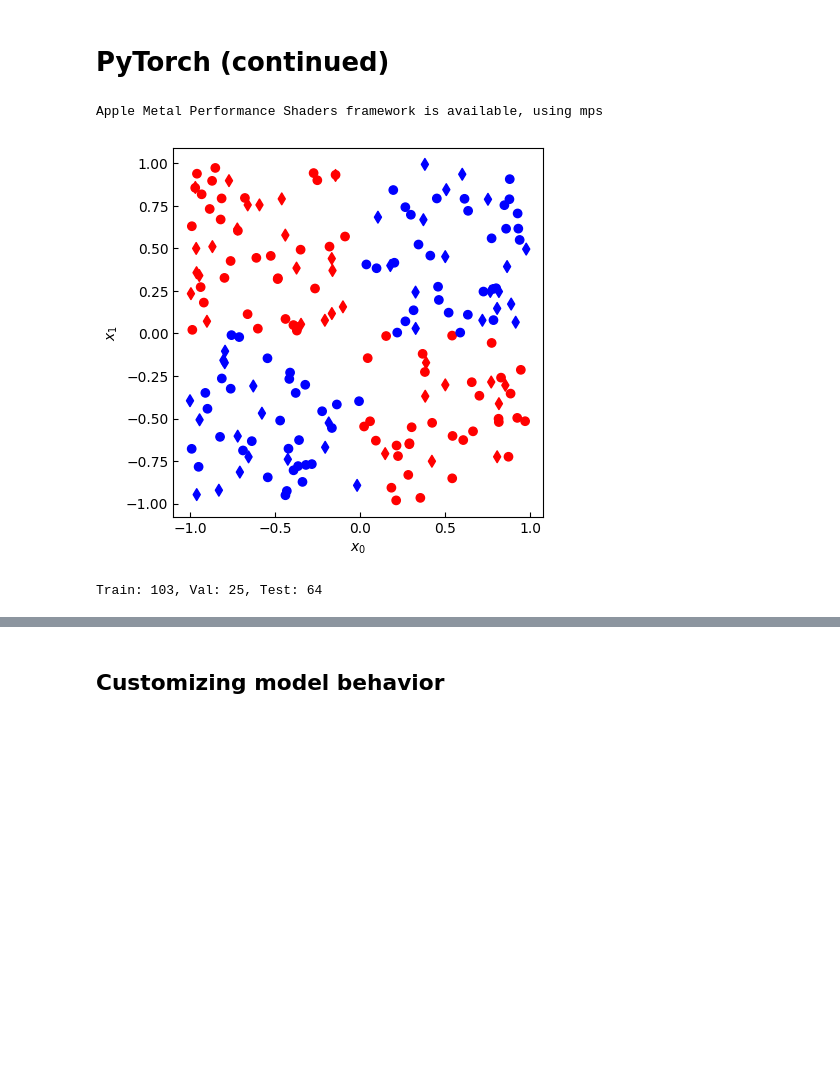
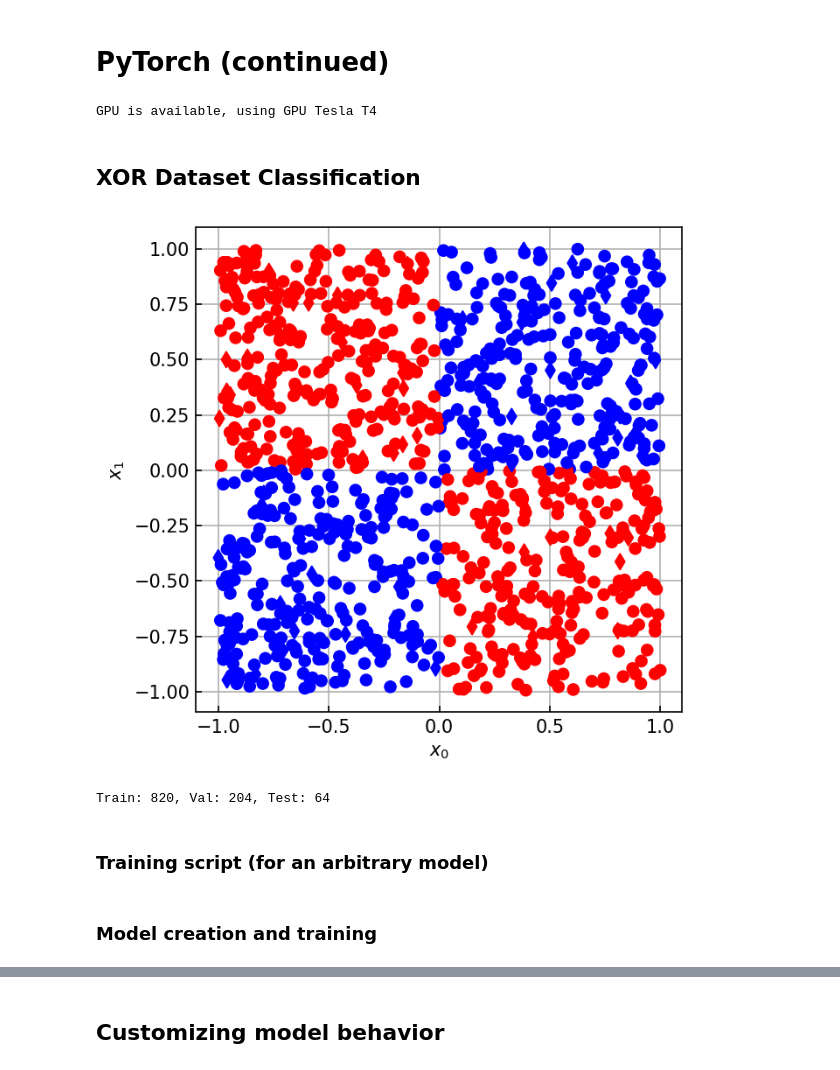
Before and after one commit to colen-teaching/DATA442-Fall-2026, a Jupyter notebook: notebooks/08.1_PyTorch_NNs.ipynb, the cells around one changed output, grey strips where cells are left out. Drawn from its saved outputs; the diff is of its cells as text; code cells hidden in the pictures; blank space fills up the shorter version.

```diff
--- a/notebooks/08.1_PyTorch_NNs.ipynb
+++ b/notebooks/08.1_PyTorch_NNs.ipynb
@@ -2,47 +2,49 @@
 # PyTorch (continued)
 # %%
 %matplotlib inline
-import torch
 import numpy as np
 import matplotlib.pyplot as plt
+import seaborn as sns
+import pandas as pd
 plt.rcParams['xtick.direction'] = 'in'
 plt.rcParams['ytick.direction'] = 'in'
-
-# Check available hardware
-if torch.cuda.is_available():
-    device = torch.device('cuda')
-    print(f'GPU is available, using {device}')
-elif torch.mps.is_available():
-    device = torch.device('mps')
-    print(f'Apple Metal Performance Shaders framework is available, using {device}')
-else:
-    device = torch.device('cpu')
-    print(f'Hardware acceleration not available, using {device}')
+plt.rcParams['axes.grid'] = True
+plt.rcParams['axes.axisbelow'] = True
+plt.rcParams['figure.dpi'] = 150
-# %% [output]
-Apple Metal Performance Shaders framework is available, using mps
+# %%
+# Check available hardware
+import torch
+if torch.cuda.is_available():
+    print(f'GPU is available, using GPU {torch.cuda.get_device_name(0)}')
+    device = torch.device('cuda')
+elif torch.mps.is_available():
+    print(f'Apple Metal Performance Shaders framework is available, using {torch.device("mps")}')
+    device = torch.device('mps')
+else:
+    print(f'Hardware acceleration not available, using CPU')
+    device = torch.device('cpu')
+# %% [output]
+GPU is available, using GPU Tesla T4
+# %% [markdown]
+## XOR Dataset Classification
 # %%
-%matplotlib inline
-import numpy as np
-import matplotlib.pyplot as plt
-plt.rcParams['xtick.direction'] = 'in'
-plt.rcParams['ytick.direction'] = 'in'
-
 def make_xor_dataset(N=100, random_seed=42):
     np.random.seed(random_seed)
-    X = 2 * np.random.uniform(size=(N, 2)).astype(np.float32) - 1
+    X = np.random.uniform(size=(N, 2)).astype(np.float32)
+    X = 2 * X - 1.
     y = np.logical_xor(X[:, 0] > 0, X[:, 1] > 0)
     y = np.where(y, 1, 0)
     return X, y
 
-X, y = make_xor_dataset(N=128, random_seed=42)
+X, y = make_xor_dataset(N=1024, random_seed=42)
 X_test, y_test = make_xor_dataset(N=64, random_seed=1)
 
 ax = plt.figure().gca()
 ax.scatter(X[:, 0], X[:, 1], c=y, marker='o', cmap='bwr')
 ax.scatter(X_test[:, 0], X_test[:, 1], c=y_test, marker='d', cmap='bwr')
 ax.set(xlabel='$x_0$', ylabel='$x_1$', aspect='equal');
 # %% [output]
-[figure, old version]
+[figure, new version]
 # %%
 from torch.utils.data import TensorDataset, DataLoader, random_split
 
@@ -55,4 +57,4 @@ print(f"Train: {len(train_dataset)}, Val: {len(val_dataset)}, Test: {len(test_da
 train_loader = DataLoader(train_dataset, batch_size=32)
 val_loader = DataLoader(val_dataset, batch_size=32)
 # %% [output]
-Train: 103, Val: 25, Test: 64
+Train: 820, Val: 204, Test: 64
@@ -112,0 +61,2 @@ model, model_stats= train(model, loss_fn, optimizer, train_loader, val_loader)
+# %% [markdown]
+### Training script (for an arbitrary model)
@@ -113,3 +127,5 @@ model, model_stats= train(model, loss_fn, optimizer, train_loader, val_loader)
+# %% [markdown]
+### Model creation and training
 # %%
 def loss_accuracy_plot(train_loss, train_acc, val_loss, val_acc):
     fig, ax = plt.subplots(1, 2, sharex=True, figsize=(5, 2.5))
```
Also changed, not shown: parts of 21 cells of this notebook, 3 other files.
